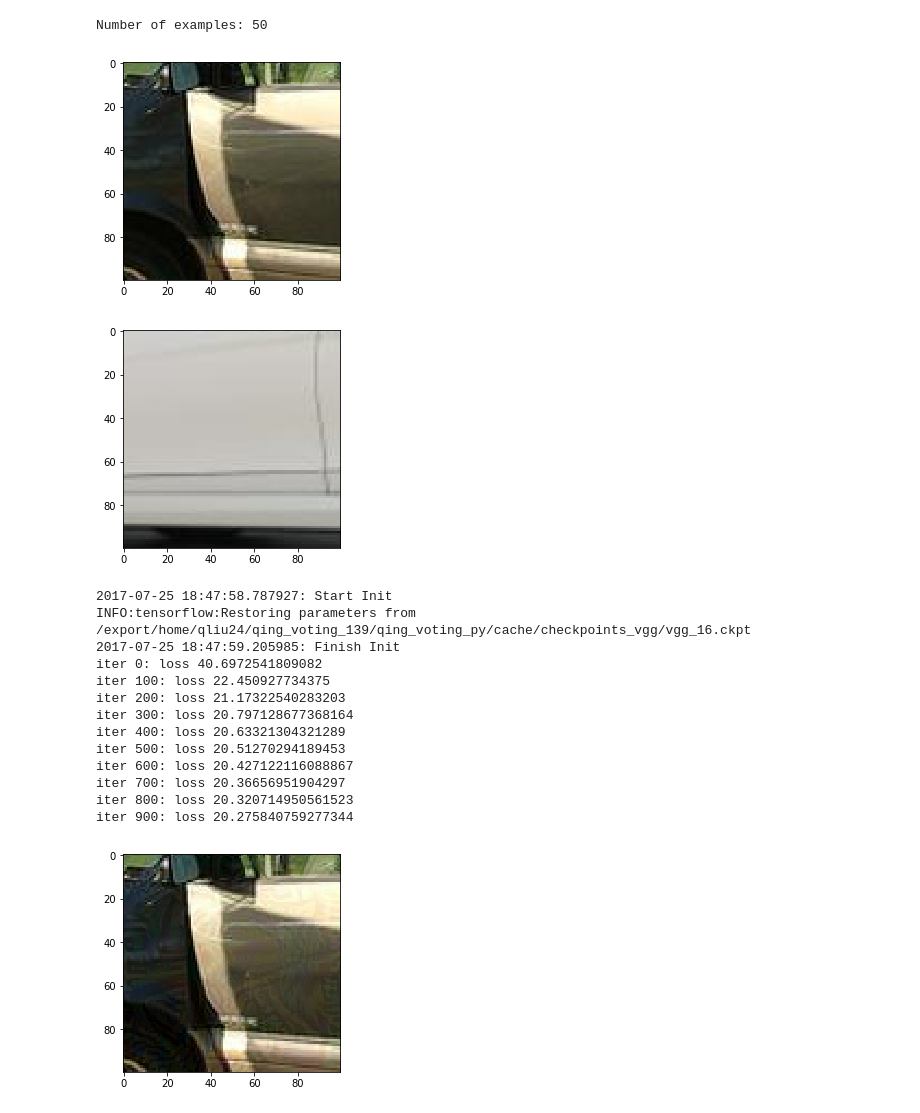
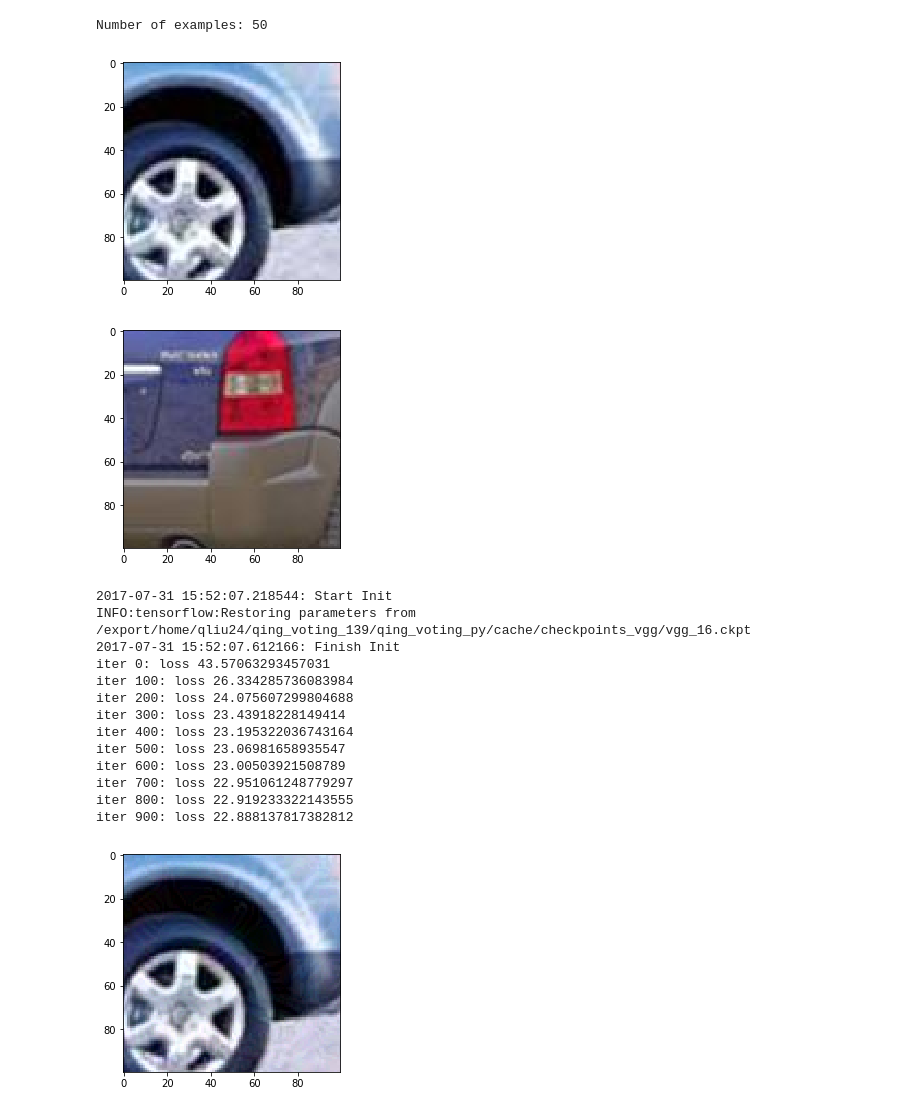
Before and after one commit to qliu24/qing_voting_139, a Jupyter notebook: VC_adv/pgd_attack_test.ipynb, the cells around one changed output. Saved outputs shown, nothing was run; the diff lists cells and outputs as text; code cells hidden in the pictures.

```diff
--- a/VC_adv/pgd_attack_test.ipynb
+++ b/VC_adv/pgd_attack_test.ipynb
@@ -1,36 +1,36 @@
 # %%
 import pickle
 import numpy as np
 import matplotlib.pyplot as plt
 
-tar_vc=0
-ori_vc=10
+tar_vc=1
+ori_vc=3
 dict_file = '/export/home/qliu24/qing_voting_139/qing_voting_py/data/dictionary_PASCAL3D+_car_VGG16_pool4_K200_vMFMM30.pickle'
 example_file = '/export/home/qliu24/qing_voting_139/qing_voting_py/data/dictionary_PASCAL3D+_car_VGG16_pool4_K200_vMFMM30_example.pickle'
 img_mean = np.array([104., 117., 124.]).reshape(1,1,1,3)
 
 with open(dict_file, 'rb') as fh:
     _, centers, _ = pickle.load(fh)
 
 target = centers[tar_vc]
 
 with open(example_file, 'rb') as fh:
     examples = pickle.load(fh)
 
 images_ori = examples[ori_vc].T
 img_num = images_ori.shape[0]
 print('Number of examples: {}'.format(img_num))
 images_ori = images_ori.reshape(img_num, 100,100,3).astype('uint8')
 images_target = examples[tar_vc].T
 images_target = images_target.reshape(img_num, 100,100,3).astype('uint8')
 plt.imshow(images_ori[0][:,:,[2,1,0]])
 plt.show()
 plt.imshow(images_target[0][:,:,[2,1,0]])
 plt.show()
 # %% [output]
 Number of examples: 50
-[figure, old version]
+[figure, new version]
-[figure, old version]
+[figure, new version]
 # %%
 from pgd_attack import LinfPGDAttack
 images_ori = images_ori.astype('float64')
@@ -39,19 +39,19 @@ cache_dir = '/export/home/qliu24/qing_voting_139/qing_voting_py/cache/'
 model = LinfPGDAttack(cache_dir, target, k=1000,a=0.1)
 output = model.perturb(images_ori)
 # %% [output]
-2017-07-25 18:47:58.787927: Start Init
+2017-07-31 15:52:07.218544: Start Init
 INFO:tensorflow:Restoring parameters from /export/home/qliu24/qing_voting_139/qing_voting_py/cache/checkpoints_vgg/vgg_16.ckpt
-2017-07-25 18:47:59.205985: Finish Init
-iter 0: loss 40.6972541809082
-iter 100: loss 22.450927734375
-iter 200: loss 21.17322540283203
-iter 300: loss 20.797128677368164
-iter 400: loss 20.63321304321289
-iter 500: loss 20.51270294189453
-iter 600: loss 20.427122116088867
-iter 700: loss 20.36656951904297
-iter 800: loss 20.320714950561523
-iter 900: loss 20.275840759277344
+2017-07-31 15:52:07.612166: Finish Init
+iter 0: loss 43.57063293457031
+iter 100: loss 26.334285736083984
+iter 200: loss 24.075607299804688
+iter 300: loss 23.43918228149414
+iter 400: loss 23.195322036743164
+iter 500: loss 23.06981658935547
+iter 600: loss 23.00503921508789
+iter 700: loss 22.951061248779297
+iter 800: loss 22.919233322143555
+iter 900: loss 22.888137817382812
 # %%
 output += img_mean
 output = np.clip(output,0,255)
@@ -59,7 +59,7 @@ output = output.astype('uint8')
 plt.imshow(output[0][:,:,[2,1,0]])
 plt.show()
 # %% [output]
-[figure, old version]
+[figure, new version]
 # %%
 with open('tmp.pickle','wb') as fh:
     pickle.dump(output, fh)
```
Also changed, not shown: parts of 3 cells of this notebook, 27 other files.
